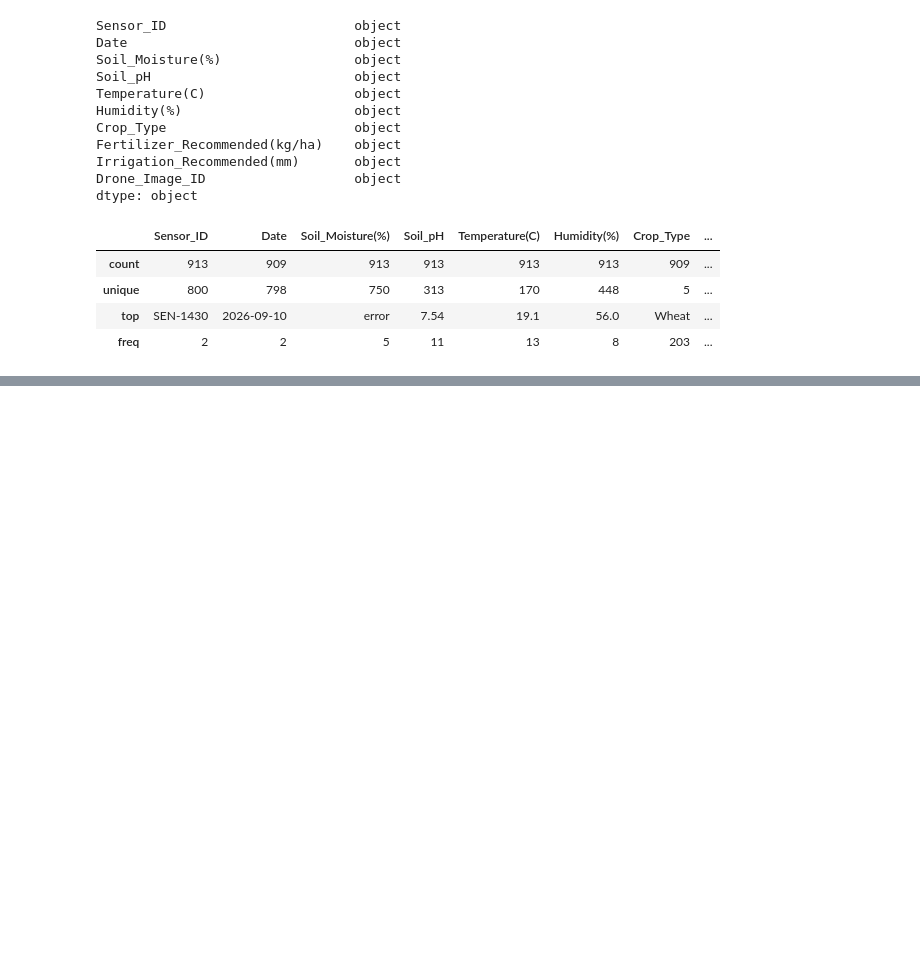
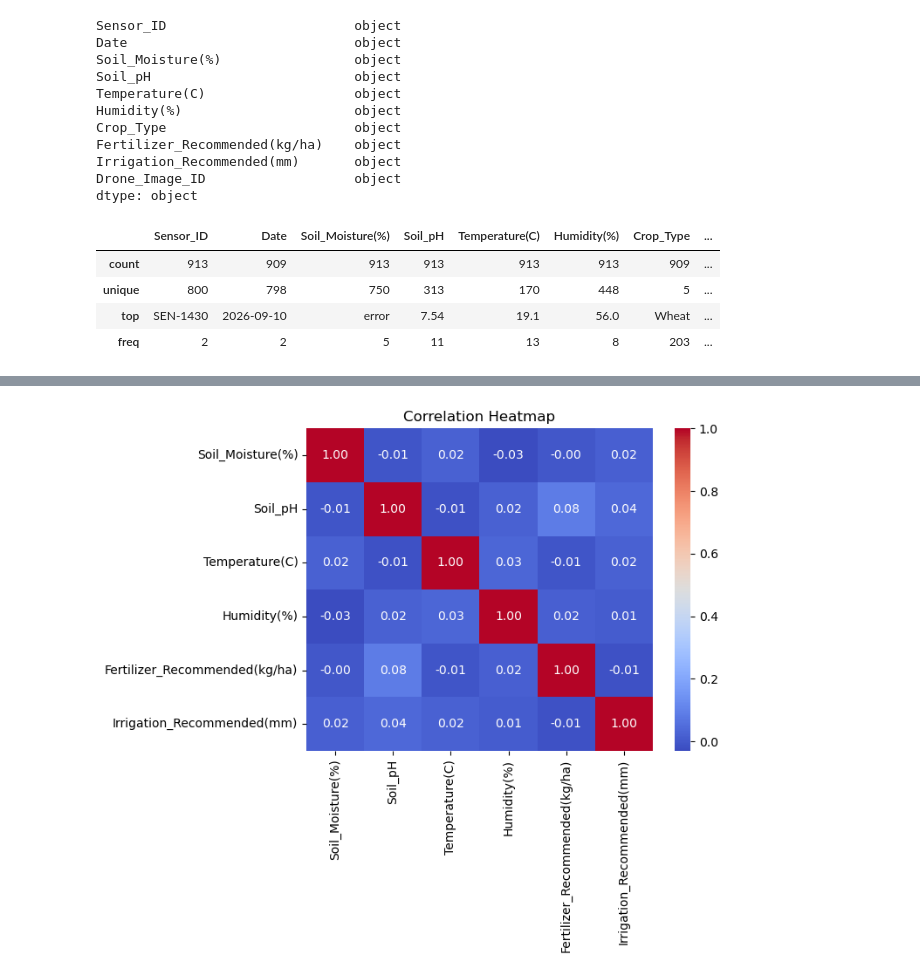
Before and after one commit to Nuwahereza-Dennise/Nuwahereza-Dennise, a Jupyter notebook: Assignment5.ipynb, the cells around one changed output, grey strips where cells are left out. Saved outputs shown, nothing was run; the diff lists cells and outputs as text; code cells hidden in the pictures; blank space fills up the shorter version.

```diff
--- a/Assignment5.ipynb
+++ b/Assignment5.ipynb
@@ -72,0 +99,8 @@ df.describe()
+# %%
+#Working on missing values
+df['Fertilizer_Recommended(kg/ha)'] = pd.to_numeric(df['Fertilizer_Recommended(kg/ha)'], errors='coerce')
+x = df['Fertilizer_Recommended(kg/ha)'].median()
+df.fillna({'Fertilizer_Recommended(kg/ha)': x}, inplace = True)
+y = df['Sensor_ID'].mode([0])
+df.fillna({'Sensor_ID': y}, inplace = True)
+print(df.to_string())
@@ -72,0 +315,9 @@ df.describe()
+# %%
+#Correlation heatmap
+numeric_cols = ['Soil_Moisture(%)', 'Soil_pH', 'Temperature(C)', 'Humidity(%)', 'Fertilizer_Recommended(kg/ha)', 'Irrigation_Recommended(mm)']
+corr = df[numeric_cols].corr()
+sns.heatmap(corr, annot=True, cmap='coolwarm', fmt='.2f')
+plt.title('Correlation Heatmap')
+plt.show()
+# %% [output]
+[figure, added]
```
Also changed, not shown: parts of 13 cells of this notebook, 1 other file.
